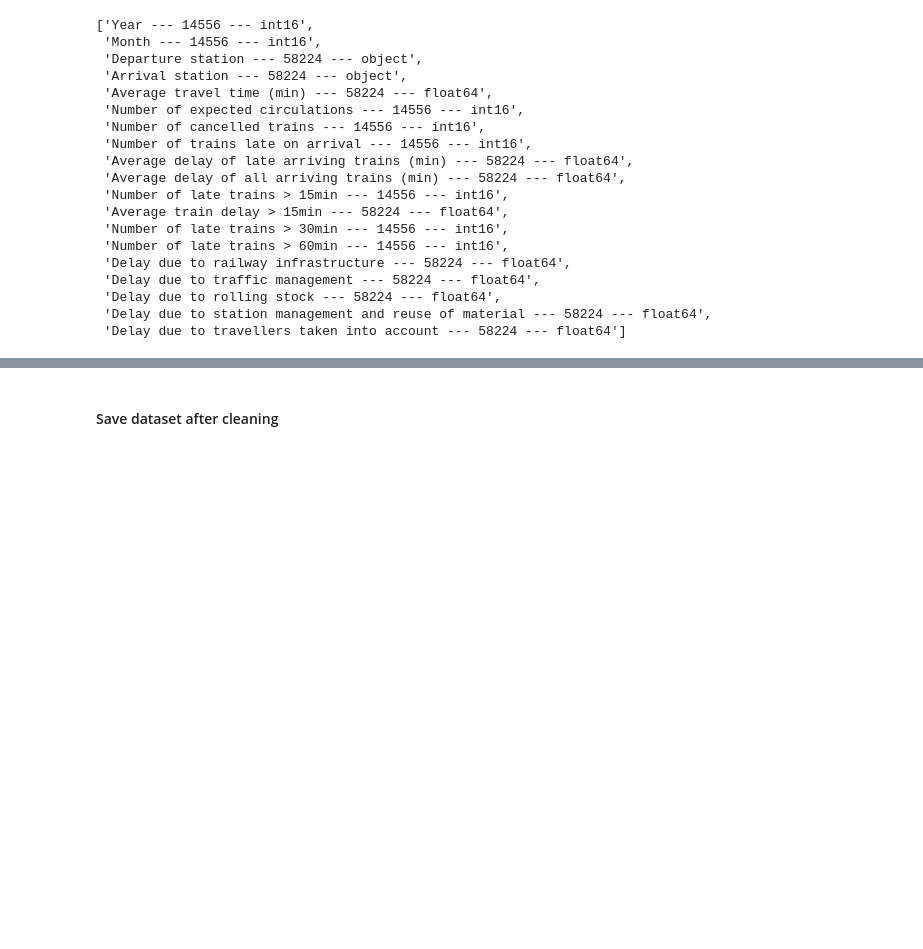
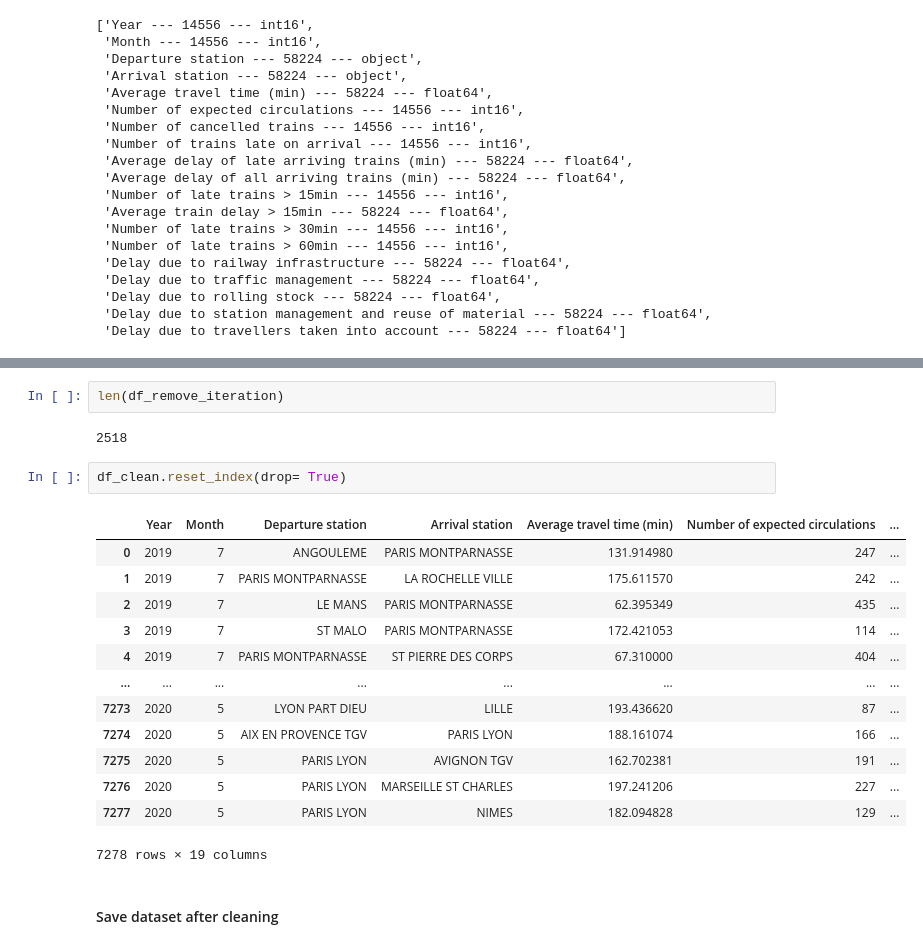
Before and after one commit to CrisMagdziak/Train_Traffic_Python, a Jupyter notebook: Trains_Project_v1.1.ipynb, the cells around one changed output, grey strips where cells are left out. Cells and saved outputs as stored; diff of their text form; blank space fills up the shorter version.

```diff
--- a/Trains_Project_v1.1.ipynb
+++ b/Trains_Project_v1.1.ipynb
@@ -341,3 +444,23 @@ dc.columns_bsize(df_clean)
+# %%
+len(df_remove_iteration)
+# %% [output]
+2518
+# %%
+df_clean.reset_index(drop= True)
+# %% [output]
+|  | Year | Month | Departure station | Arrival station | Average travel time (min) | Number of expected circulations | ... |
+| 0 | 2019 | 7 | ANGOULEME | PARIS MONTPARNASSE | 131.914980 | 247 | ... |
+| 1 | 2019 | 7 | PARIS MONTPARNASSE | LA ROCHELLE VILLE | 175.611570 | 242 | ... |
+| 2 | 2019 | 7 | LE MANS | PARIS MONTPARNASSE | 62.395349 | 435 | ... |
+| 3 | 2019 | 7 | ST MALO | PARIS MONTPARNASSE | 172.421053 | 114 | ... |
+| 4 | 2019 | 7 | PARIS MONTPARNASSE | ST PIERRE DES CORPS | 67.310000 | 404 | ... |
+| ... | ... | ... | ... | ... | ... | ... | ... |
+| 7273 | 2020 | 5 | LYON PART DIEU | LILLE | 193.436620 | 87 | ... |
+| 7274 | 2020 | 5 | AIX EN PROVENCE TGV | PARIS LYON | 188.161074 | 166 | ... |
+| 7275 | 2020 | 5 | PARIS LYON | AVIGNON TGV | 162.702381 | 191 | ... |
+| 7276 | 2020 | 5 | PARIS LYON | MARSEILLE ST CHARLES | 197.241206 | 227 | ... |
+| 7277 | 2020 | 5 | PARIS LYON | NIMES | 182.094828 | 129 | ... |
+7278 rows × 19 columns
 # %% [markdown]
 #### Save dataset after cleaning
 # %%
```
Also changed, not shown: parts of 18 cells of this notebook.
